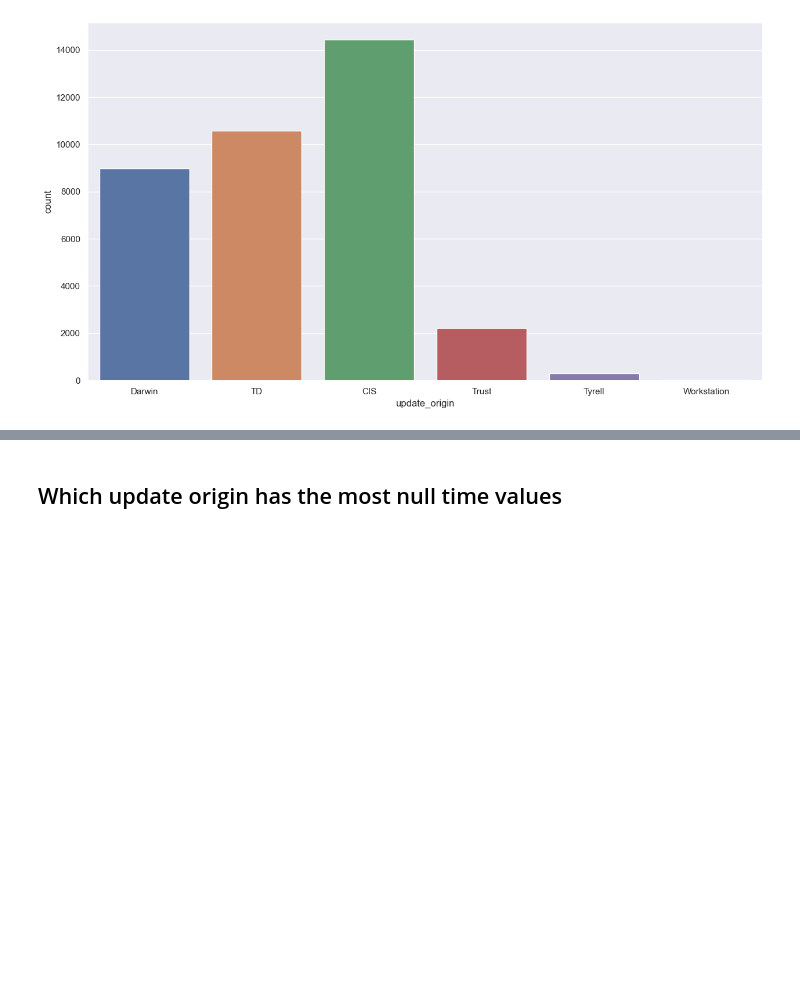
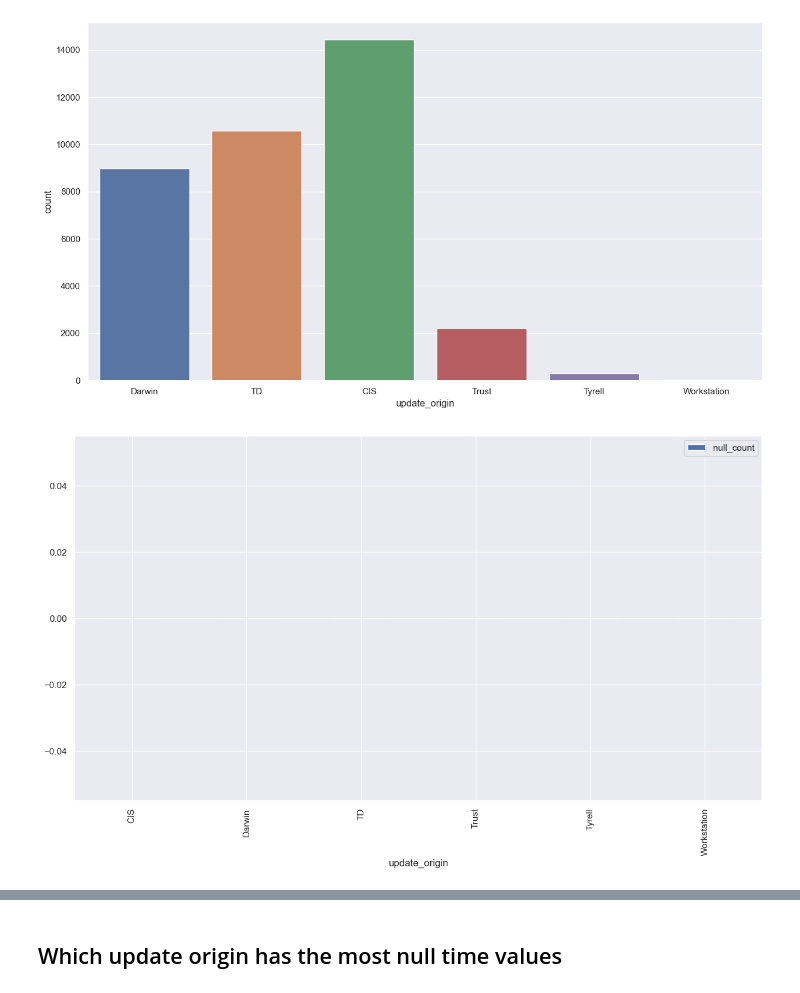
Before and after one commit to nirmalaJ21/https-github.com-nirmalaJ21-FinalProjectRailData, a Jupyter notebook: EDA Notebooks/New EDA.ipynb, the cells around one changed output, grey strips where cells are left out. Saved outputs shown, nothing was run; the diff lists cells and outputs as text; code cells hidden in the pictures; blank space fills up the shorter version.

Commit message:
Lots of data issues

```diff
--- a/EDA Notebooks/New EDA.ipynb
+++ b/EDA Notebooks/New EDA.ipynb
@@ -105,3 +105,24 @@ sns.countplot(x='update_origin', data=df)
 # %% [output]
 <AxesSubplot:xlabel='update_origin', ylabel='count'>
 [figure]
+# %%
+# Count null values for the specified columns
+null_counts = df.groupby('update_origin')[['working_time_arrival', 'working_time_departure']].apply(lambda x: x.isnull().all(axis=1).sum()).reset_index()
+null_counts.columns = ['update_origin', 'null_count']
+
+# Merge with the original DataFrame
+df_merged = pd.merge(df, null_counts, on='update_origin', how='left')
+
+# Create a pivot table
+pivot_table = df_merged.pivot_table(index='update_origin', values=['unique_id', 'null_count'], aggfunc='sum')
+
+# Set the figure size
+sns.set(rc={'figure.figsize': (15, 8)})
+
+# Create the stacked bar chart using the pivot table
+pivot_table.plot(kind='bar', stacked=True)
+
+plt.legend()
+plt.show()
+# %% [output]
+[figure, added]
```
Also changed, not shown: parts of 1 cell of this notebook, 3 other files.
